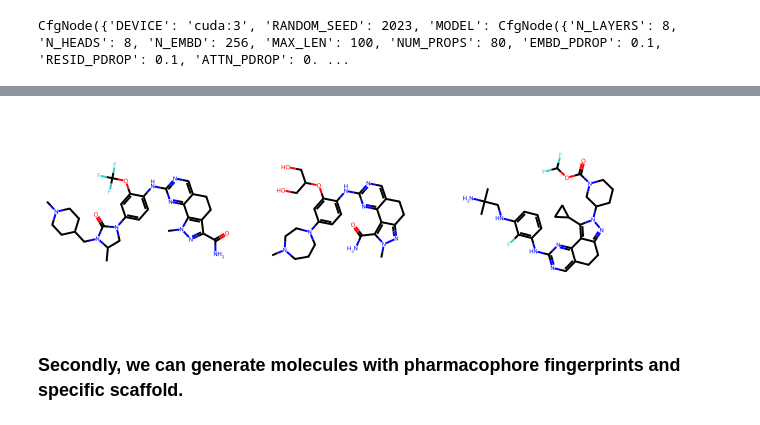
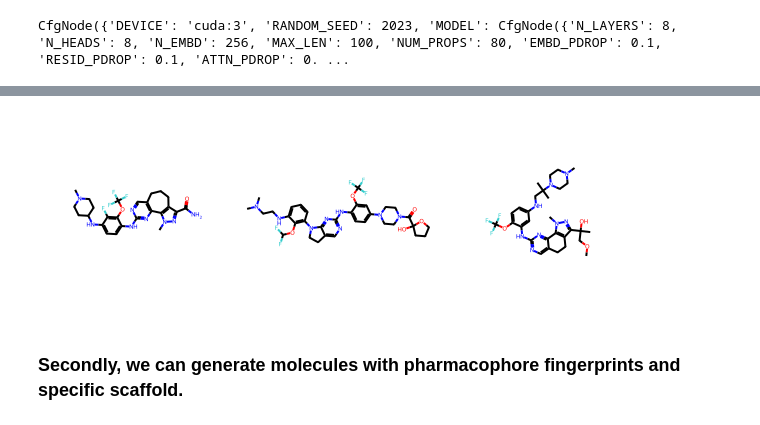
Before and after one commit to iipharma/transpharmer-repo, a Jupyter notebook: tutorial.ipynb, the cells around one changed output, grey strips where cells are left out. Saved outputs shown, nothing was run; the diff lists cells and outputs as text; code cells hidden in the pictures.

```diff
--- a/tutorial.ipynb
+++ b/tutorial.ipynb
@@ -45,17 +45,17 @@ CN1CCC(Nc2ccc(Nc3ncc4c(n3)-c3c(nn(C)c3C3CCC(N(C)C)CC3)CC4)c(OC(F)(F)F)c2)C(F)C1=
 # %%
 # take 3 from output above and view with rdkit
 from rdkit.Chem import Draw
-smis = ['CC1CN(c2ccc(Nc3ncc4c(n3)-c3c(c(C(N)=O)nn3C)CC4)c(OC(F)(F)F)c2)C(=O)N1CC1CCN(C)CC1', \
-        'CN1CCCN(c2ccc(Nc3ncc4c(n3)-c3c(nn(C)c3C(N)=O)CC4)c(OC(CO)CO)c2)CC1', \
-        'CC(C)(N)CNc1cccc(Nc2ncc3c(n2)-c2c(nn(C4CCCN(C(=O)OC(F)F)C4)c2C2CC2)CC3)c1F']
+smis = ['CN1CCC(Nc2ccc(Nc3nc4c(cn3)CCCc3c-4n(C)nc3C(N)=O)c(OC(F)(F)F)c2F)CC1', \
+        'CN(C)CCNc1cccc(N2CCc3cnc(Nc4ccc(N5CCN(C(=O)C6(O)CCCO6)CC5)cc4OC(F)(F)F)nc32)c1OC(F)F', \
+        'CN1CCN(C(C)(C)CNc2ccc(OC(F)(F)F)c(Nc3ncc4c(n3)-c3c(c(C(C)(O)COC)nn3C)CC4)c2)CC1']
 mols = []
 for smi in smis:
     mol = Chem.MolFromSmiles(smi)
     mols.append(mol)
 img = Draw.MolsToGridImage(mols)
 img
 # %% [output]
-[figure, old version]
+[figure, new version]
 # %% [markdown]
 ### Secondly, we can generate molecules with pharmacophore fingerprints and specific scaffold.
 # %%
```
Also changed, not shown: parts of 5 cells of this notebook, 5 other files.
